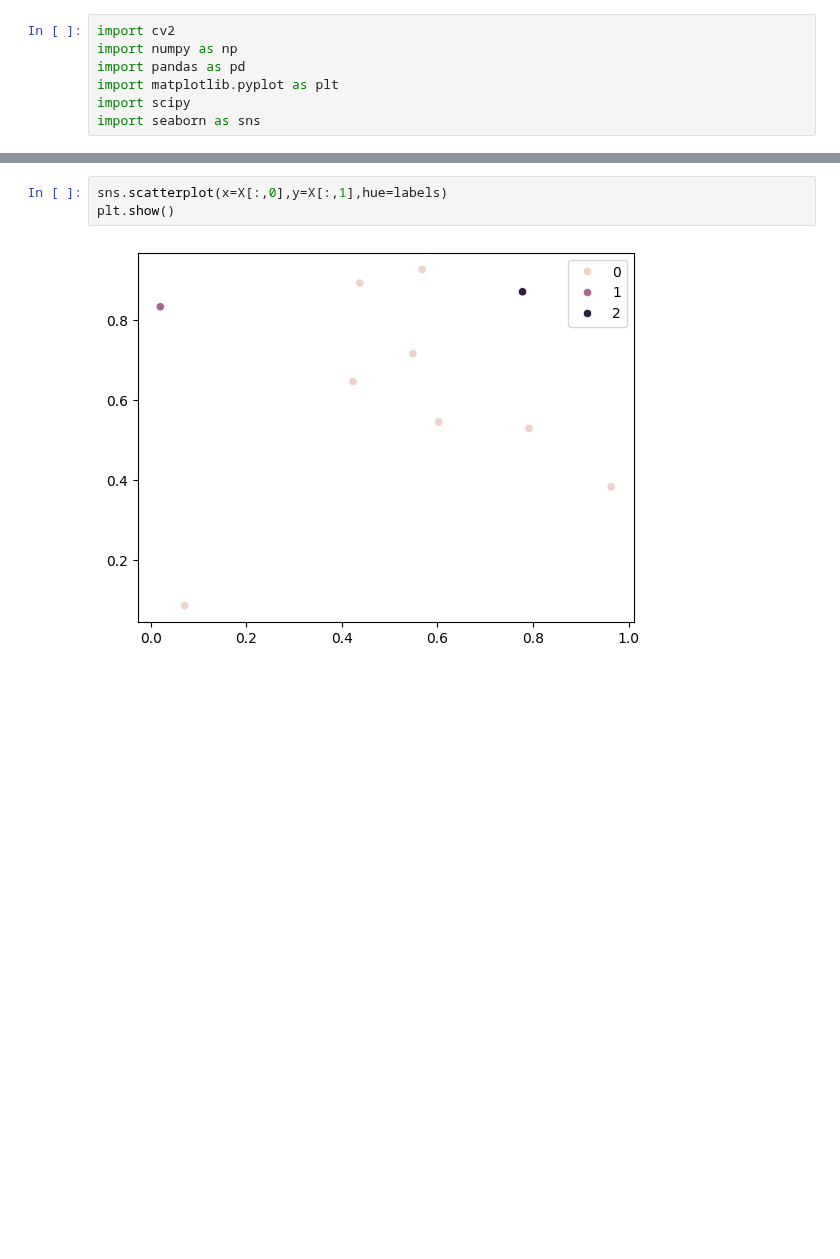
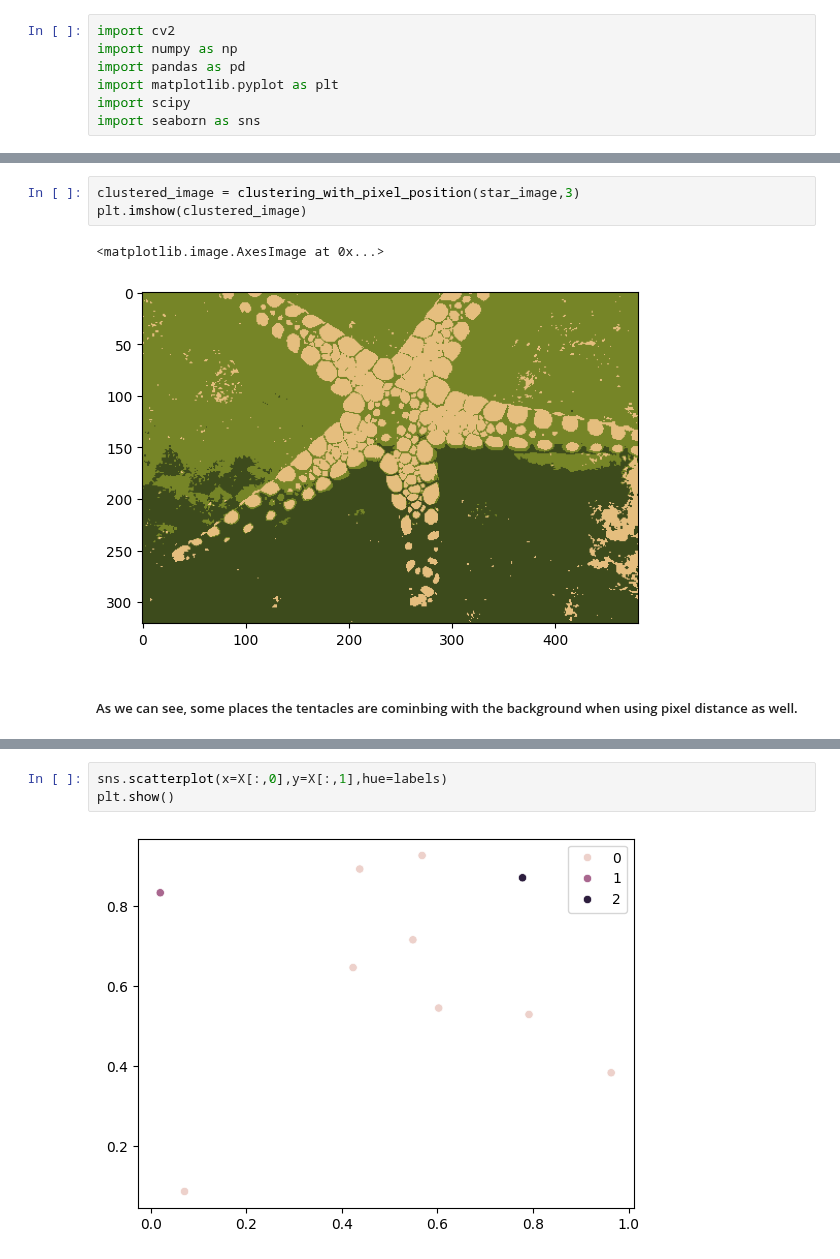
Before and after one commit to ronTohar1/CV_training, a Jupyter notebook: data_science/5_clustering/clustering_imp.ipynb, the cells around one changed output, grey strips where cells are left out. Cells and saved outputs as stored; diff of their text form; blank space fills up the shorter version.

```diff
--- a/data_science/5_clustering/clustering_imp.ipynb
+++ b/data_science/5_clustering/clustering_imp.ipynb
@@ -90,3 +141,11 @@ plt.imshow(P.reshape(image_original.shape))
+# %%
+clustered_image = clustering_with_pixel_position(star_image,3)
+plt.imshow(clustered_image)
+# %% [output]
+<matplotlib.image.AxesImage at 0x...>
+[figure, added]
+# %% [markdown]
+##### As we can see, some places the tentacles are cominbing with the background when using pixel distance as well.
 # %%
 import numpy as np
 
```
Also changed, not shown: parts of 11 cells of this notebook.
